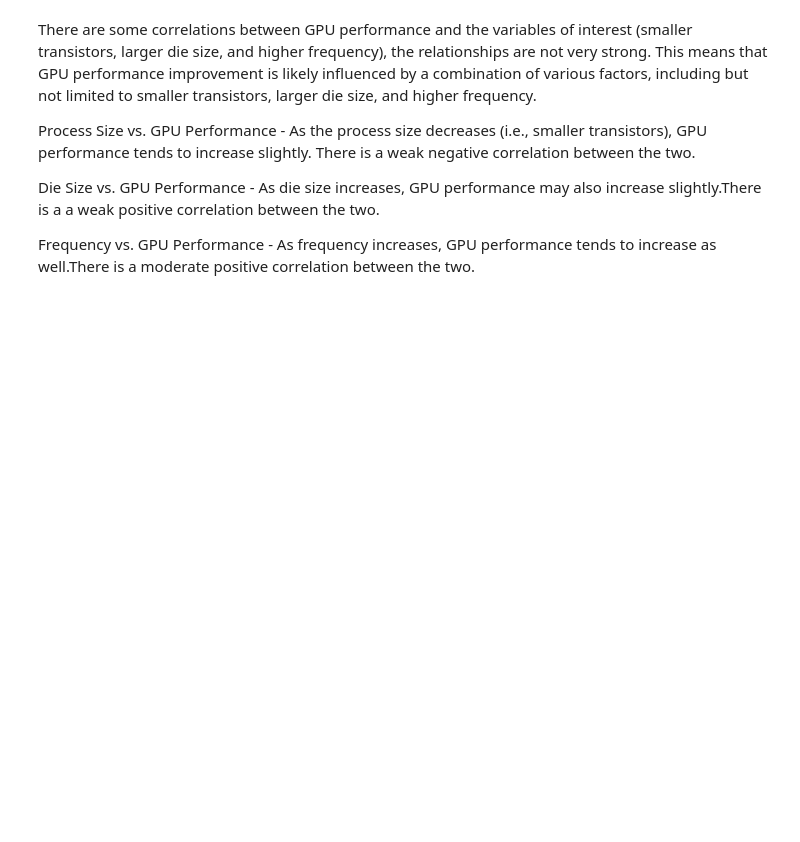
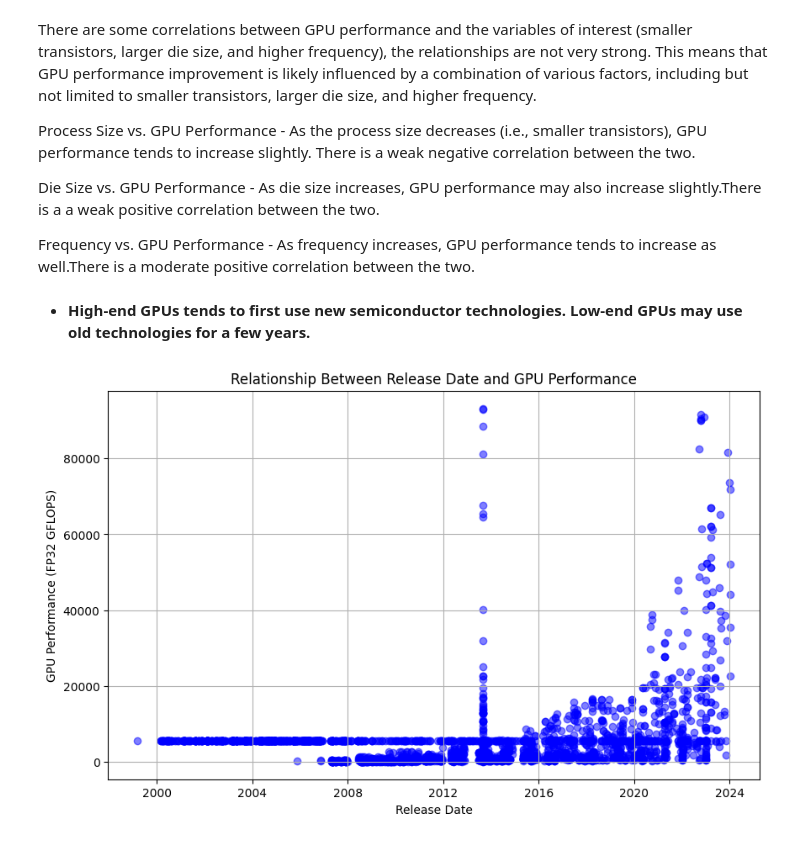
Before and after one commit to Iveynganga/MACHINE-LEARNING-1, a Jupyter notebook: DataCleaningProject.ipynb, the cells around one changed output. Cells and saved outputs as stored; diff of their text form; code cells hidden in the pictures; blank space fills up the shorter version.

```diff
--- a/DataCleaningProject.ipynb
+++ b/DataCleaningProject.ipynb
@@ -96,5 +104,8 @@ print(df)
 # %%
-non_consequential_fields = ["Product", "Foundry", "Vendor"]
+# Load dataset
+df = pd.read_csv("/content/chip_dataset.csv")
+
+non_consequential_fields = ["Product"]
 
 # Drop non-consequential fields
 df.drop(columns=non_consequential_fields, inplace=True)
@@ -315,3 +338,16 @@ Process Size vs. GPU Performance - As the process size decreases (i.e., smaller
 Die Size vs. GPU Performance - As die size increases, GPU performance may also increase slightly.There is a a weak positive correlation between the two.
 
 Frequency vs. GPU Performance - As frequency increases, GPU performance tends to increase as well.There is a moderate positive correlation between the two.
+# %% [markdown]
+- **High-end GPUs tends to first use new semiconductor technologies. Low-end GPUs may use old technologies for a few years.**
+# %%
+#relationship between release date and GPU performance
+plt.figure(figsize=(10, 6))
+plt.scatter(gpu_df['Release Date'], gpu_df['FP32 GFLOPS'], color='blue', alpha=0.5)
+plt.xlabel('Release Date')
+plt.ylabel('GPU Performance (FP32 GFLOPS)')
+plt.title('Relationship Between Release Date and GPU Performance')
+plt.grid(True)
+plt.show()
+# %% [output]
+[figure, added]
```
Also changed, not shown: parts of 22 cells of this notebook.
